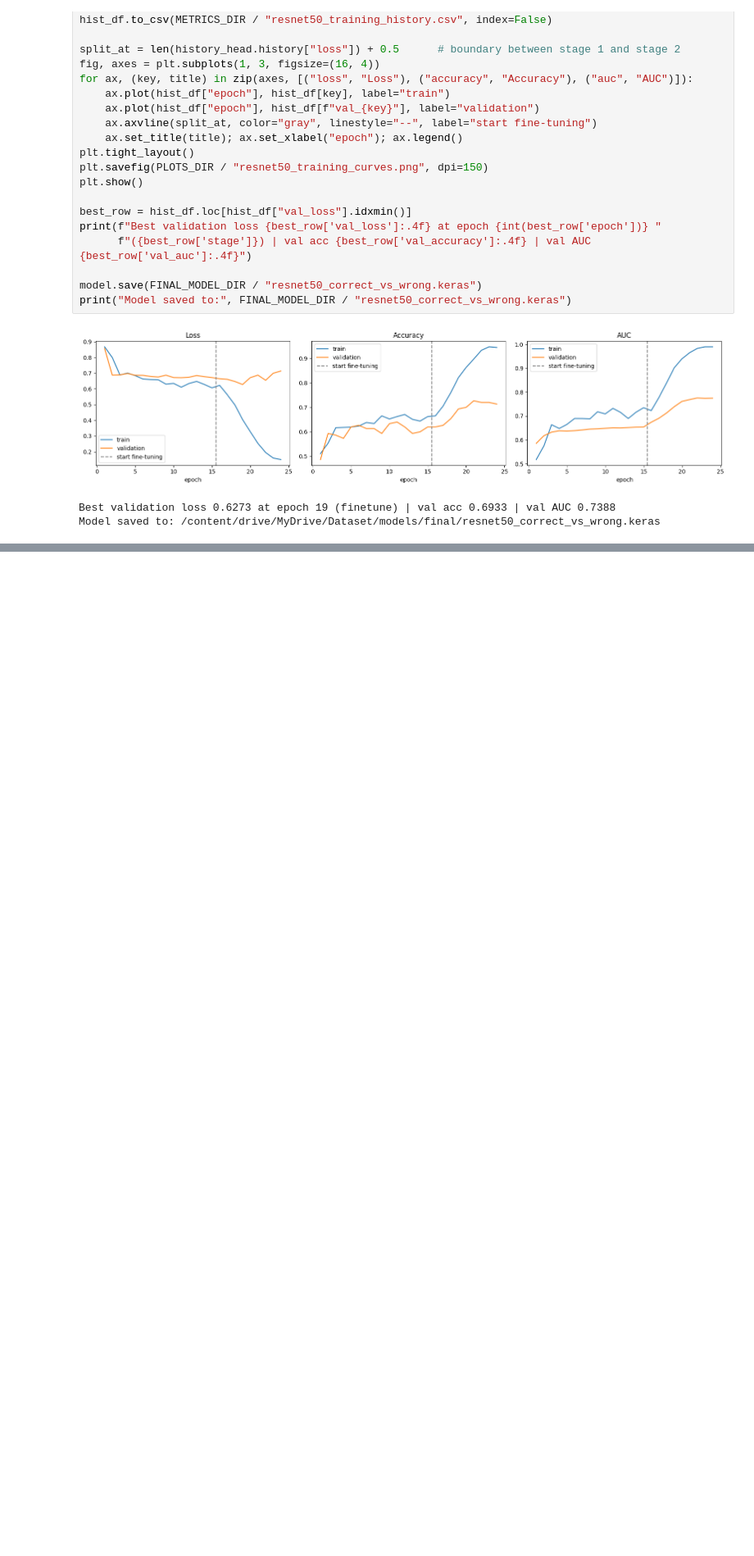
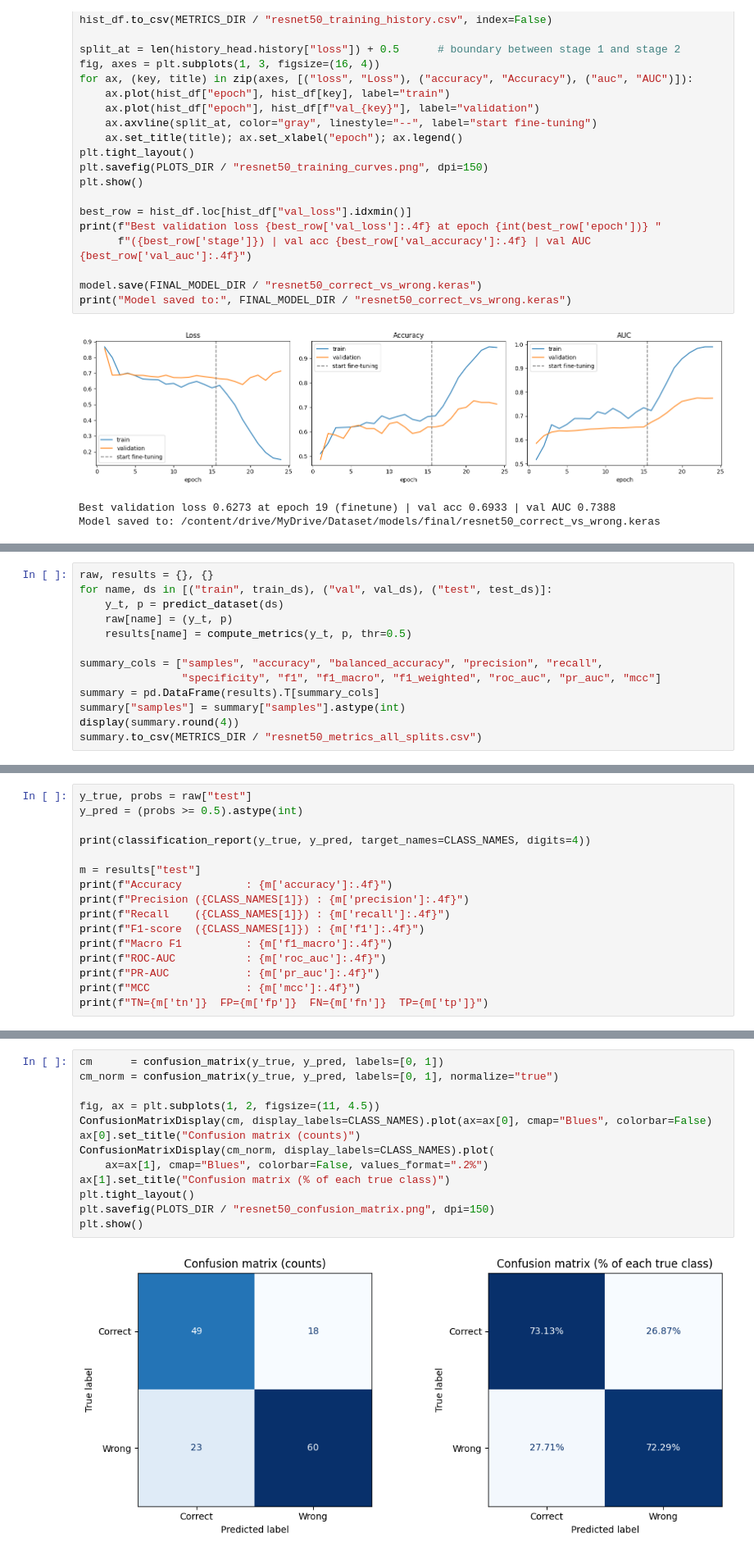
Before and after one commit to Janith303/Sinhala-and-Maths-Model-training-, a Jupyter notebook: notebooks/ResNet50.ipynb, the cells around one changed output, grey strips where cells are left out. Shown at 82% size. Cells and saved outputs as stored; diff of their text form; blank space fills up the shorter version.

Commit message:
completed train model

```diff
--- a/notebooks/ResNet50.ipynb
+++ b/notebooks/ResNet50.ipynb
@@ -496,0 +537,13 @@ Model saved to: /content/drive/MyDrive/Dataset/models/final/resnet50_correct_vs_
+# %%
+raw, results = {}, {}
+for name, ds in [("train", train_ds), ("val", val_ds), ("test", test_ds)]:
+    y_t, p = predict_dataset(ds)
+    raw[name] = (y_t, p)
+    results[name] = compute_metrics(y_t, p, thr=0.5)
+
+summary_cols = ["samples", "accuracy", "balanced_accuracy", "precision", "recall",
+                "specificity", "f1", "f1_macro", "f1_weighted", "roc_auc", "pr_auc", "mcc"]
+summary = pd.DataFrame(results).T[summary_cols]
+summary["samples"] = summary["samples"].astype(int)
+display(summary.round(4))
+summary.to_csv(METRICS_DIR / "resnet50_metrics_all_splits.csv")
@@ -496,0 +555,16 @@ Model saved to: /content/drive/MyDrive/Dataset/models/final/resnet50_correct_vs_
+# %%
+y_true, probs = raw["test"]
+y_pred = (probs >= 0.5).astype(int)
+
+print(classification_report(y_true, y_pred, target_names=CLASS_NAMES, digits=4))
+
+m = results["test"]
+print(f"Accuracy          : {m['accuracy']:.4f}")
+print(f"Precision ({CLASS_NAMES[1]}) : {m['precision']:.4f}")
+print(f"Recall    ({CLASS_NAMES[1]}) : {m['recall']:.4f}")
+print(f"F1-score  ({CLASS_NAMES[1]}) : {m['f1']:.4f}")
+print(f"Macro F1          : {m['f1_macro']:.4f}")
+print(f"ROC-AUC           : {m['roc_auc']:.4f}")
+print(f"PR-AUC            : {m['pr_auc']:.4f}")
+print(f"MCC               : {m['mcc']:.4f}")
+print(f"TN={m['tn']}  FP={m['fp']}  FN={m['fn']}  TP={m['tp']}")
@@ -496,0 +590,15 @@ Model saved to: /content/drive/MyDrive/Dataset/models/final/resnet50_correct_vs_
+# %%
+cm      = confusion_matrix(y_true, y_pred, labels=[0, 1])
+cm_norm = confusion_matrix(y_true, y_pred, labels=[0, 1], normalize="true")
+
+fig, ax = plt.subplots(1, 2, figsize=(11, 4.5))
+ConfusionMatrixDisplay(cm, display_labels=CLASS_NAMES).plot(ax=ax[0], cmap="Blues", colorbar=False)
+ax[0].set_title("Confusion matrix (counts)")
+ConfusionMatrixDisplay(cm_norm, display_labels=CLASS_NAMES).plot(
+    ax=ax[1], cmap="Blues", colorbar=False, values_format=".2%")
+ax[1].set_title("Confusion matrix (% of each true class)")
+plt.tight_layout()
+plt.savefig(PLOTS_DIR / "resnet50_confusion_matrix.png", dpi=150)
+plt.show()
+# %% [output]
+[figure, added]
```
Also changed, not shown: parts of 8 cells of this notebook.
